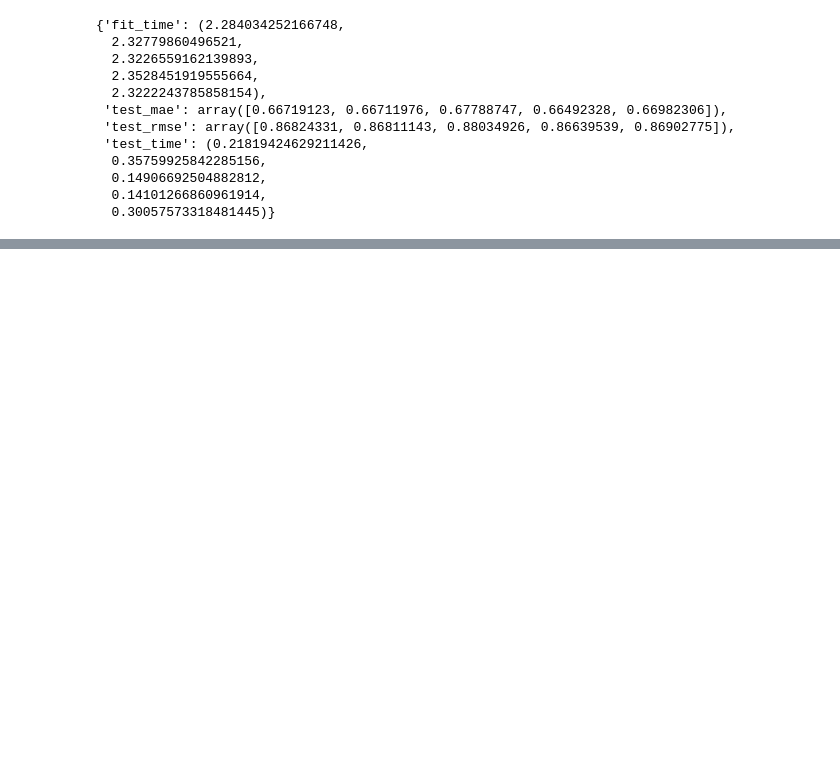
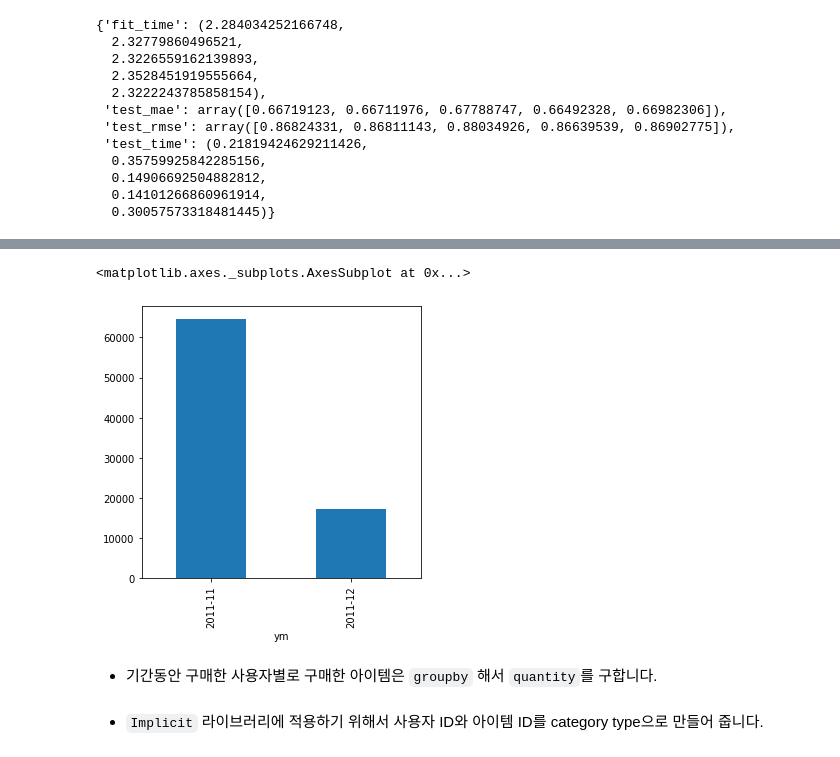
Before and after one commit to pray92/recommendation_system, a Jupyter notebook: recommendation_system_week_3rd_practice.ipynb, the cells around one changed output, grey strips where cells are left out. Drawn from its saved outputs; the diff is of its cells as text; code cells hidden in the pictures; blank space fills up the shorter version.

```diff
--- a/recommendation_system_week_3rd_practice.ipynb
+++ b/recommendation_system_week_3rd_practice.ipynb
@@ -1165,0 +1260,8 @@ Test time         0.22    0.36    0.15    0.14    0.30    0.23    0.08
+# %%
+# test 데이터는 2011-11 ~ 2011-12
+test_df.groupby(['ym'])['StockCode'].count().plot.bar(figsize=(5,5))
+# %% [output]
+<matplotlib.axes._subplots.AxesSubplot at 0x...>
+[figure, added]
+# %% [markdown]
+- 기간동안 구매한 사용자별로 구매한 아이템은 `groupby` 해서 `quantity`를 구합니다.
@@ -1165,0 +1271,2 @@ Test time         0.22    0.36    0.15    0.14    0.30    0.23    0.08
+# %% [markdown]
+- `Implicit` 라이브러리에 적용하기 위해서 사용자 ID와 아이템 ID를 category type으로 만들어 줍니다.
```
Also changed, not shown: parts of 69 cells of this notebook, 1 other file.
